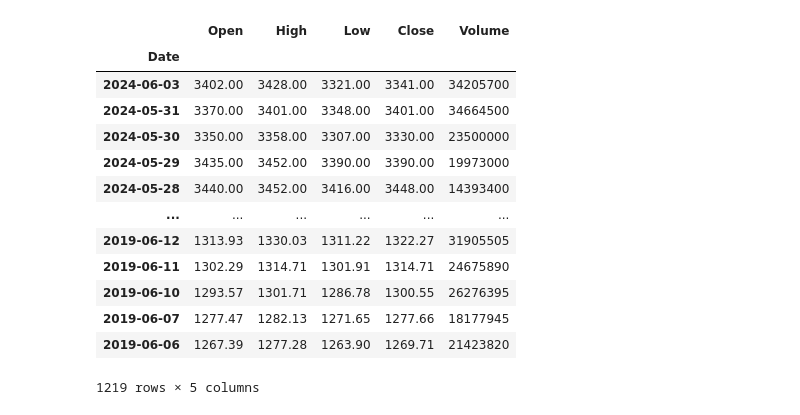
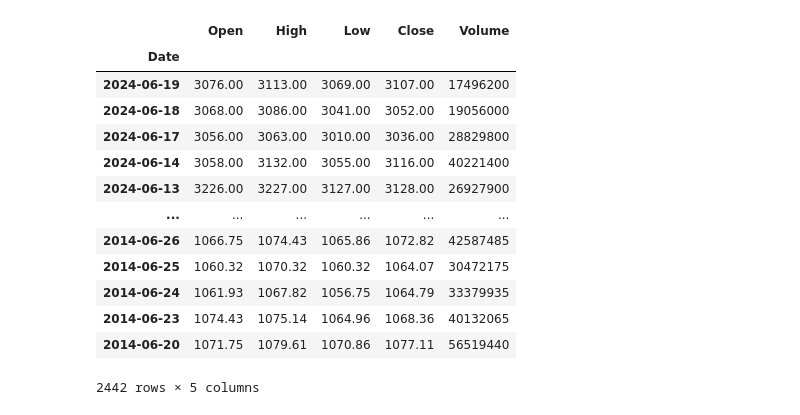
Before and after one commit to poriporiporiZ/graduation-research, a Jupyter notebook: pandas_datareader/test.ipynb, the cells around one changed output. Saved outputs shown, nothing was run; the diff lists cells and outputs as text; code cells hidden in the pictures.

```diff
--- a/pandas_datareader/test.ipynb
+++ b/pandas_datareader/test.ipynb
@@ -8,24 +8,25 @@ from prophet.diagnostics import cross_validation, performance_metrics
 from sklearn.metrics import mean_absolute_error, mean_squared_error
 # %%
 from pandas_datareader import data
-
-df = data.DataReader('7203.JP', 'stooq')
+start = '2014-06-20'
+end = dt.date.today()
+df = data.DataReader('7203.JP', 'stooq', start = start, end = end)
 df
 # %% [output]
 |  | Open | High | Low | Close | Volume |
 | Date |  |  |  |  |  |
-| 2024-06-03 | 3402.00 | 3428.00 | 3321.00 | 3341.00 | 34205700 |
-| 2024-05-31 | 3370.00 | 3401.00 | 3348.00 | 3401.00 | 34664500 |
-| 2024-05-30 | 3350.00 | 3358.00 | 3307.00 | 3330.00 | 23500000 |
-| 2024-05-29 | 3435.00 | 3452.00 | 3390.00 | 3390.00 | 19973000 |
-| 2024-05-28 | 3440.00 | 3452.00 | 3416.00 | 3448.00 | 14393400 |
+| 2024-06-19 | 3076.00 | 3113.00 | 3069.00 | 3107.00 | 17496200 |
+| 2024-06-18 | 3068.00 | 3086.00 | 3041.00 | 3052.00 | 19056000 |
+| 2024-06-17 | 3056.00 | 3063.00 | 3010.00 | 3036.00 | 28829800 |
+| 2024-06-14 | 3058.00 | 3132.00 | 3055.00 | 3116.00 | 40221400 |
+| 2024-06-13 | 3226.00 | 3227.00 | 3127.00 | 3128.00 | 26927900 |
 | ... | ... | ... | ... | ... | ... |
-| 2019-06-12 | 1313.93 | 1330.03 | 1311.22 | 1322.27 | 31905505 |
-| 2019-06-11 | 1302.29 | 1314.71 | 1301.91 | 1314.71 | 24675890 |
-| 2019-06-10 | 1293.57 | 1301.71 | 1286.78 | 1300.55 | 26276395 |
-| 2019-06-07 | 1277.47 | 1282.13 | 1271.65 | 1277.66 | 18177945 |
-| 2019-06-06 | 1267.39 | 1277.28 | 1263.90 | 1269.71 | 21423820 |
+| 2014-06-26 | 1066.75 | 1074.43 | 1065.86 | 1072.82 | 42587485 |
+| 2014-06-25 | 1060.32 | 1070.32 | 1060.32 | 1064.07 | 30472175 |
+| 2014-06-24 | 1061.93 | 1067.82 | 1056.75 | 1064.79 | 33379935 |
+| 2014-06-23 | 1074.43 | 1075.14 | 1064.96 | 1068.36 | 40132065 |
+| 2014-06-20 | 1071.75 | 1079.61 | 1070.86 | 1077.11 | 56519440 |
-1219 rows × 5 columns
+2442 rows × 5 columns
 # %%
 close = df.drop(['Open', 'High', 'Low', 'Volume'], axis=1)#終値のみにする
 close = close.sort_values('Date')#日付を昇順に
```
Also changed, not shown: parts of 3 cells of this notebook.
